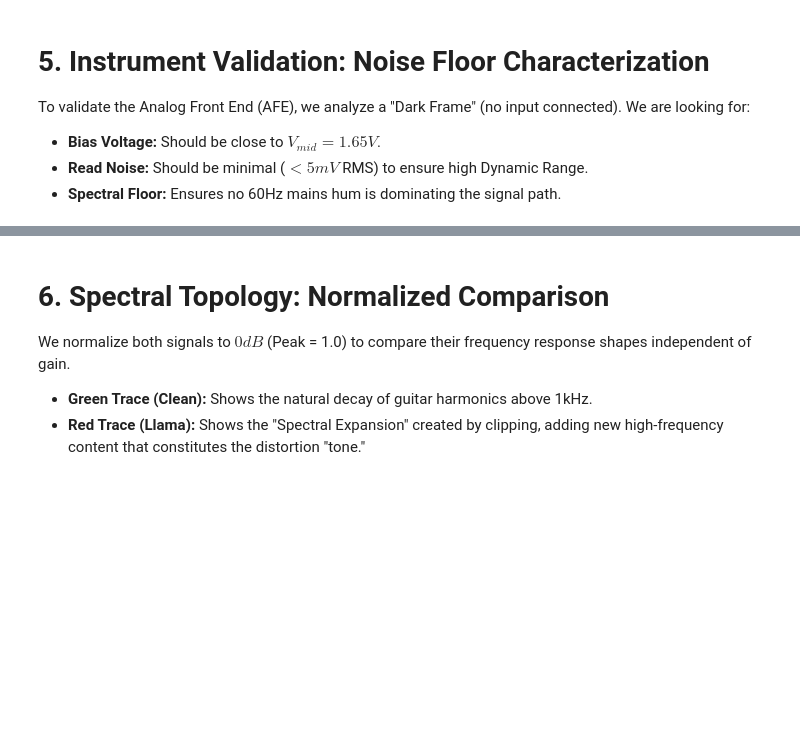
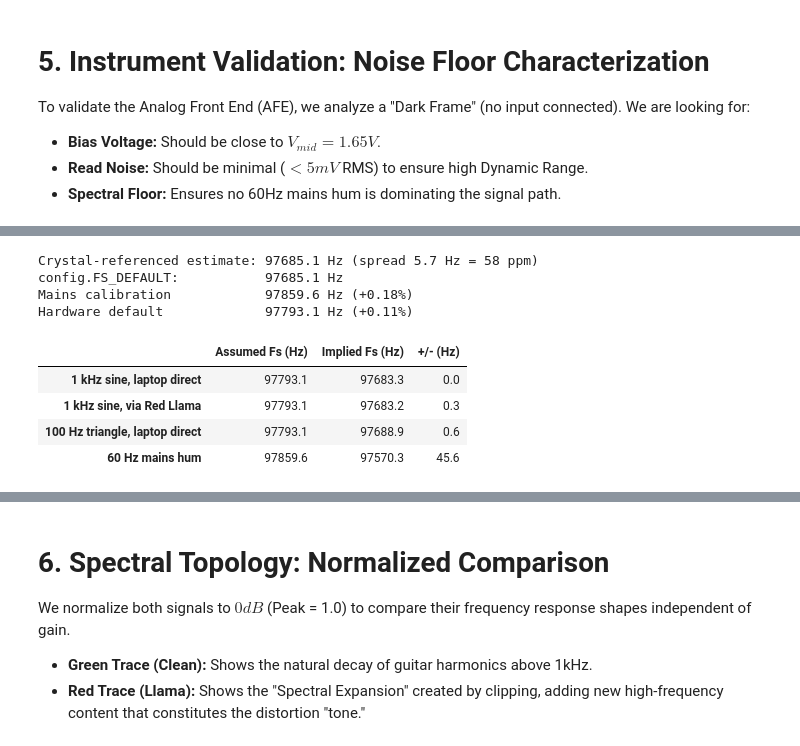
Before and after one commit to JacksonFergusonDev/systems-audio-lab, a Jupyter notebook: oscilloscope-rp2040/notebooks/02_instrument_analysis.ipynb, the cells around one changed output, grey strips where cells are left out. Cells and saved outputs as stored; diff of their text form; code cells hidden in the pictures; blank space fills up the shorter version.

```diff
--- a/oscilloscope-rp2040/notebooks/02_instrument_analysis.ipynb
+++ b/oscilloscope-rp2040/notebooks/02_instrument_analysis.ipynb
@@ -149,7 +168,7 @@ We are looking for:
 * **Spectral Floor:** Ensures no 60Hz mains hum is dominating the signal path.
 # %%
 path_noise = os.path.join(config.DATA_DIR_BURST, "noise_floor_20260124_122611.npz")
-raw_noise, _ = io.load_signal(path_noise)
+raw_noise, _ = io.load_signal(path_noise, fs_override=config.FS_DEFAULT)
 volts_noise = (
     dsp.raw_to_volts(raw_noise)
     if np.issubdtype(raw_noise.dtype, np.integer)
@@ -160,7 +179,10 @@ noise_mean = np.mean(volts_noise)
 noise_std = np.std(volts_noise)
 
 print("--- DETECTOR CHARACTERIZATION ---")
-print(f"Bias Level (DC):      {noise_mean:.6f} V")
+print(
+    f"Bias Level (DC):      {noise_mean:.6f} V "
+    f"({abs(noise_mean - config.V_MID) / config.V_MID * 100:.1f}% from {config.V_MID} V)"
+)
 print(f"Read Noise (RMS):     {noise_std * 1000:.3f} mV")
 
 plots.plot_spectral_floor(
@@ -181,0 +269,44 @@ Read Noise (RMS):     1.293 mV
+# %%
+references = {
+    "1 kHz sine, laptop direct": ("src_sine_1kHz_20260125_124507.npz", 1000.0, 1),
+    "1 kHz sine, via Red Llama": ("llama_sine_1kHz_20260125_125702.npz", 1000.0, 9),
+    "100 Hz triangle, laptop direct": (
+        "src_triangle_100Hz_20260125_124201.npz",
+        100.0,
+        9,
+    ),
+    "60 Hz mains hum": ("60Hz_hum_20260124_122408.npz", 60.0, 5),
+}
+
+rows = {}
+for name, (fname, f_ref, n_h) in references.items():
+    sig, fs_assumed = io.load_signal(os.path.join(config.DATA_DIR_BURST, fname))
+    fs_true, fs_std = calibration.fs_from_reference_tone(sig, fs_assumed, f_ref, n_h)
+    rows[name] = {
+        "Assumed Fs (Hz)": fs_assumed,
+        "Implied Fs (Hz)": fs_true,
+        "+/- (Hz)": fs_std,
+    }
+
+fs_table = pd.DataFrame(rows).T.round(1)
+tone_fs = fs_table.iloc[:3]["Implied Fs (Hz)"]
+
+print(
+    f"Crystal-referenced estimate: {tone_fs.mean():.1f} Hz "
+    f"(spread {tone_fs.max() - tone_fs.min():.1f} Hz = "
+    f"{(tone_fs.max() - tone_fs.min()) / tone_fs.mean() * 1e6:.0f} ppm)"
+)
+print(f"config.FS_DEFAULT:           {config.FS_DEFAULT:.1f} Hz")
+for label, value in [("Mains calibration", 97859.6), ("Hardware default", 97793.1)]:
+    print(f"{label:<28} {value:.1f} Hz ({(value / tone_fs.mean() - 1) * 100:+.2f}%)")
+fs_table
+# %% [output]
+Crystal-referenced estimate: 97685.1 Hz (spread 5.7 Hz = 58 ppm)
+config.FS_DEFAULT:           97685.1 Hz
+Mains calibration            97859.6 Hz (+0.18%)
+Hardware default             97793.1 Hz (+0.11%)
+|  | Assumed Fs (Hz) | Implied Fs (Hz) | +/- (Hz) |
+| 1 kHz sine, laptop direct | 97793.1 | 97683.3 | 0.0 |
+| 1 kHz sine, via Red Llama | 97793.1 | 97683.2 | 0.3 |
+| 100 Hz triangle, laptop direct | 97793.1 | 97688.9 | 0.6 |
+| 60 Hz mains hum | 97859.6 | 97570.3 | 45.6 |
```
Also changed, not shown: parts of 13 cells of this notebook, 7 other files.
